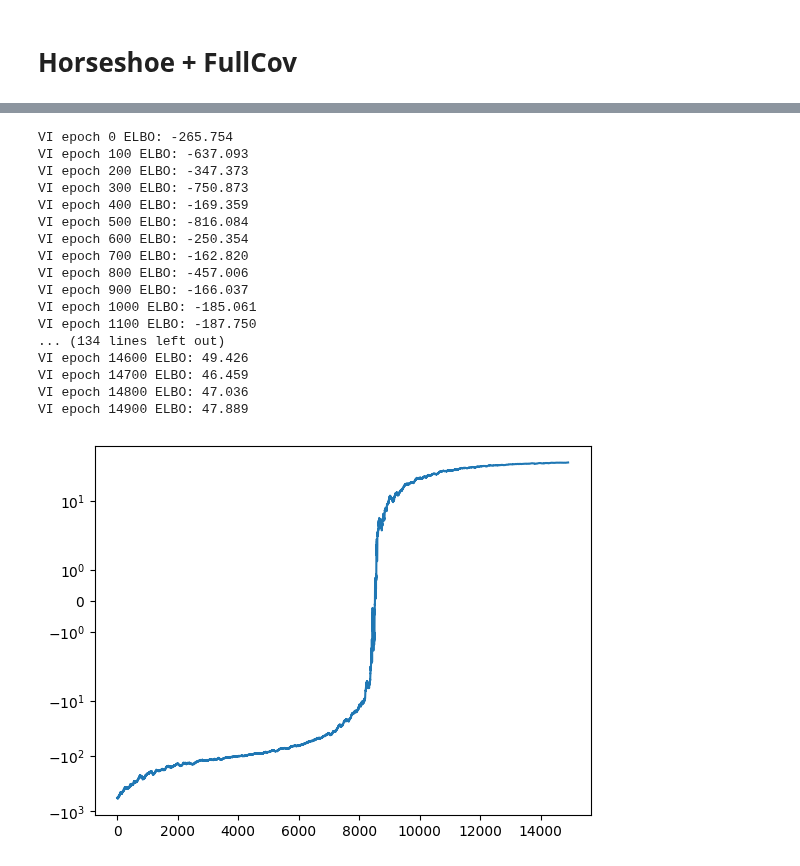
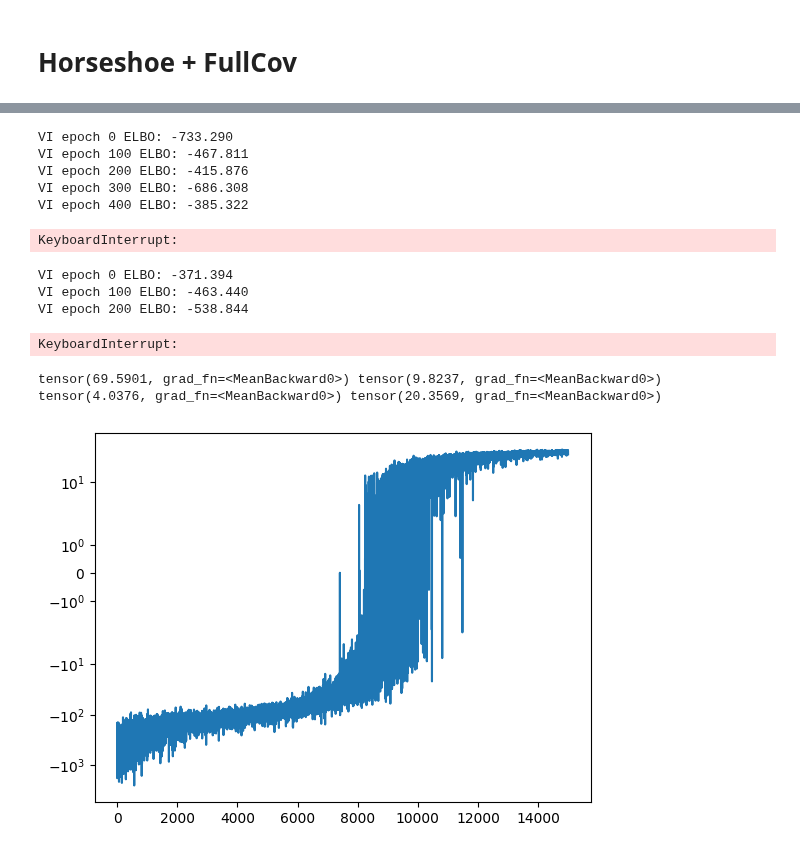
Before and after one commit to clarahoffmann/last-layer-inf, a Jupyter notebook: src/vi.ipynb, the cells around one changed output, grey strips where cells are left out. Saved outputs shown, nothing was run; the diff lists cells and outputs as text; code cells hidden in the pictures.

Commit message:
finalize horseshoe vfac

```diff
--- a/src/vi.ipynb
+++ b/src/vi.ipynb
@@ -797,30 +795,18 @@ for param in lli_net.parameters():
 with torch.no_grad():
     Psi = lli_net.get_ll_embedd(xs_train)
 
-last_layer_vi_hs_full_cov = LastLayerVIHorseshoeFullCov(in_features=Psi.shape[1], out_features=1, rank_B = 10)
+last_layer_vi_hs_full_cov = LastLayerVIHorseshoeFullCov(in_features=Psi.shape[1], out_features=1, rank_B = 5)
 optimizer_vi = Adam(last_layer_vi_hs_full_cov.parameters(), lr=1e-3)
 num_epochs = 15000
 sigma_eps_sq = sigma_eps**2
 N, L = Psi.shape
 # %%
-def kl_full_cov_w_hs(mu_w, Sigma_w, lambda_vec):
+def kl_full_cov_w_hs(mu_w, Sigma_w, lambda_vec, L):
 
     inv_Lambda = torch.diag(1.0 / (lambda_vec**2))
     term_trace = torch.trace(inv_Lambda @ Sigma_w)
     diff_inv = mu_w.unsqueeze(0).squeeze()  @ inv_Lambda
     term_quad = torch.sum(diff_inv * mu_w.unsqueeze(0).squeeze() , dim=1)
-    term_logdet = torch.logdet(torch.diag(lambda_vec**2)) - torch.logdet(Sigma_w + 1e-8*torch.eye(L))
+    term_logdet = torch.logdet(torch.diag(lambda_vec**2)) - torch.logdet(Sigma_w + 1e-5*torch.eye(L))
     kl = 0.5 * (term_trace + term_quad - L + term_logdet)
-
-    """Lambda = torch.diag((lambda_vec)**2)
-    inv_Lambda = torch.linalg.inv(Lambda)
-
-    term_trace = torch.trace(inv_Lambda @ Sigma_w)
-    diff = (w_samples - mu_w.unsqueeze(0)).squeeze()
-    #term_quad = torch.sum(diff @ inv_Lambda * diff, dim=1)
-    diff_inv = diff @ inv_Lambda
-    term_quad = torch.sum(diff_inv * diff, dim=1)
-    term_logdet = torch.logdet(Lambda) - torch.logdet(Sigma_w + 1e-8*torch.eye(Sigma_w.shape[0]))
-
-    kl = 0.5 * (term_trace + term_quad - Sigma_w.shape[0] + term_logdet)"""
     return kl.mean()
@@ -831,17 +817,4 @@ torch.autograd.set_detect_anomaly(True)
 # %%
-def kl_lambda_hs(q_log_pdf_normal_value, lambda_samples):
-    """
-    q_log_pdf_normal_value: [S] or [S,p] log probability of samples under variational Normal (full cov)
-    lambda_samples: [S,p] samples in original scale (positive)
-    """
-
-    # Half-Cauchy(0,1) prior log-density
-    log_prior_hc = torch.sum(torch.log(2.0 / (torch.pi * (1.0 + lambda_samples**2))), dim=-1)
-
-    # KL: E_q[ log q - log p ]
-    kl = q_log_pdf_normal_value.mean() - log_prior_hc.mean()
-    return kl
-
 def q_log_pdf_lognormal(sigma_eps_sq_samples, mu_log, log_var_log):
 
     var_log = torch.exp(log_var_log)
@@ -886,12 +859,12 @@ for epoch in range(num_epochs):
     params_samples, params, y_sample, Sigma_q, B, D = last_layer_vi_hs_full_cov.forward(Psi)
 
     # Samples
-    w_samples = params_samples[:, :last_layer_vi_hs_full_cov.in_features]  # shape [S, p]
-    sigma_eps_sq_samples = torch.exp(params_samples[:, -1]) + 1e-5  # [S]
-    lambda_samples = torch.exp(params_samples[:, last_layer_vi_hs_full_cov.in_features:-1]) + 1e-5  # [S, p]
+    w_samples = params_samples[:, :last_layer_vi_hs_full_cov.in_features]
+    sigma_eps_sq_samples = torch.exp(params_samples[:, -1]) + 1e-5
+    lambda_samples = torch.exp(params_samples[:, last_layer_vi_hs_full_cov.in_features:-1]) + 1e-5
 
     # Variational means/vars
-    q_lambda_mu = params[:, last_layer_vi_hs_full_cov.in_features:-1]  # mean of log λ_j
+    q_lambda_mu = params[:, last_layer_vi_hs_full_cov.in_features:-1]
     q_log_sigma_eps_sq_mu = params[:, -1]
     q_log_sigma_eps_sq_var = Sigma_q[-1, -1]
     Sigma_w = Sigma_q[:last_layer_vi_hs_full_cov.in_features, :last_layer_vi_hs_full_cov.in_features]
@@ -916,7 +889,7 @@ for epoch in range(num_epochs):
     q_log_pdf_lambda = q_lambda_dist.log_prob(torch.log(lambda_samples))
     q_log_pdf_normal_value_eps = q_log_pdf_lognormal(sigma_eps_sq_samples, q_log_sigma_eps_sq_mu, q_log_sigma_eps_sq_var)
     # actuak KLs
-    kl_w = kl_full_cov_w_hs(w_samples, Sigma_w, torch.exp(q_lambda_mu.squeeze()))
+    kl_w = kl_full_cov_w_hs(w_samples, Sigma_w, torch.exp(q_lambda_mu.squeeze() + 1e-5), L)
     kl_lambda = kl_lambda_hs(q_log_pdf_lambda, lambda_samples)
     kl_sigma_eps_sq_value = kl_sigma_eps_sq(q_log_pdf_normal_value_eps, sigma_eps_sq_samples, 2, 2)
 
@@ -932,20 +905,9 @@ for epoch in range(num_epochs):
 
     elbos.append(elbo.item())
 # %% [output]
-VI epoch 0 ELBO: -265.754
-VI epoch 100 ELBO: -637.093
-VI epoch 200 ELBO: -347.373
-VI epoch 300 ELBO: -750.873
-VI epoch 400 ELBO: -169.359
-VI epoch 500 ELBO: -816.084
-VI epoch 600 ELBO: -250.354
-VI epoch 700 ELBO: -162.820
-VI epoch 800 ELBO: -457.006
-VI epoch 900 ELBO: -166.037
-VI epoch 1000 ELBO: -185.061
-VI epoch 1100 ELBO: -187.750
-... (134 lines left out)
-VI epoch 14600 ELBO: 49.426
-VI epoch 14700 ELBO: 46.459
-VI epoch 14800 ELBO: 47.036
-VI epoch 14900 ELBO: 47.889
+VI epoch 0 ELBO: -733.290
+VI epoch 100 ELBO: -467.811
+VI epoch 200 ELBO: -415.876
+VI epoch 300 ELBO: -686.308
+VI epoch 400 ELBO: -385.322
+KeyboardInterrupt:
@@ -952,8 +916,19 @@ VI epoch 14900 ELBO: 47.889
+# %%
+run_last_layer_vi_horseshoe_full_fac(last_layer_vi_hs_full_cov, Psi, ys_train, optimizer_vi, 1000)
+# %% [output]
+VI epoch 0 ELBO: -371.394
+VI epoch 100 ELBO: -463.440
+VI epoch 200 ELBO: -538.844
+KeyboardInterrupt:
+# %%
+print(ll_term, kl_sigma_eps_sq_value, kl_lambda,kl_w)
+# %% [output]
+tensor(69.5901, grad_fn=<MeanBackward0>) tensor(9.8237, grad_fn=<MeanBackward0>) tensor(4.0376, grad_fn=<MeanBackward0>) tensor(20.3569, grad_fn=<MeanBackward0>)
 # %%
-plt.plot(sliding_window_view(elbos, 100).mean(axis=1))
+plt.plot(elbos) #sliding_window_view(elbos, 100).mean(axis=1
 plt.yscale('symlog')
 # %% [output]
-[figure, old version]
+[figure, new version]
 # %%
 X_test = torch.linspace(-10, 10, 300).unsqueeze(1)
 with torch.no_grad():
```
Also changed, not shown: parts of 6 cells of this notebook.
